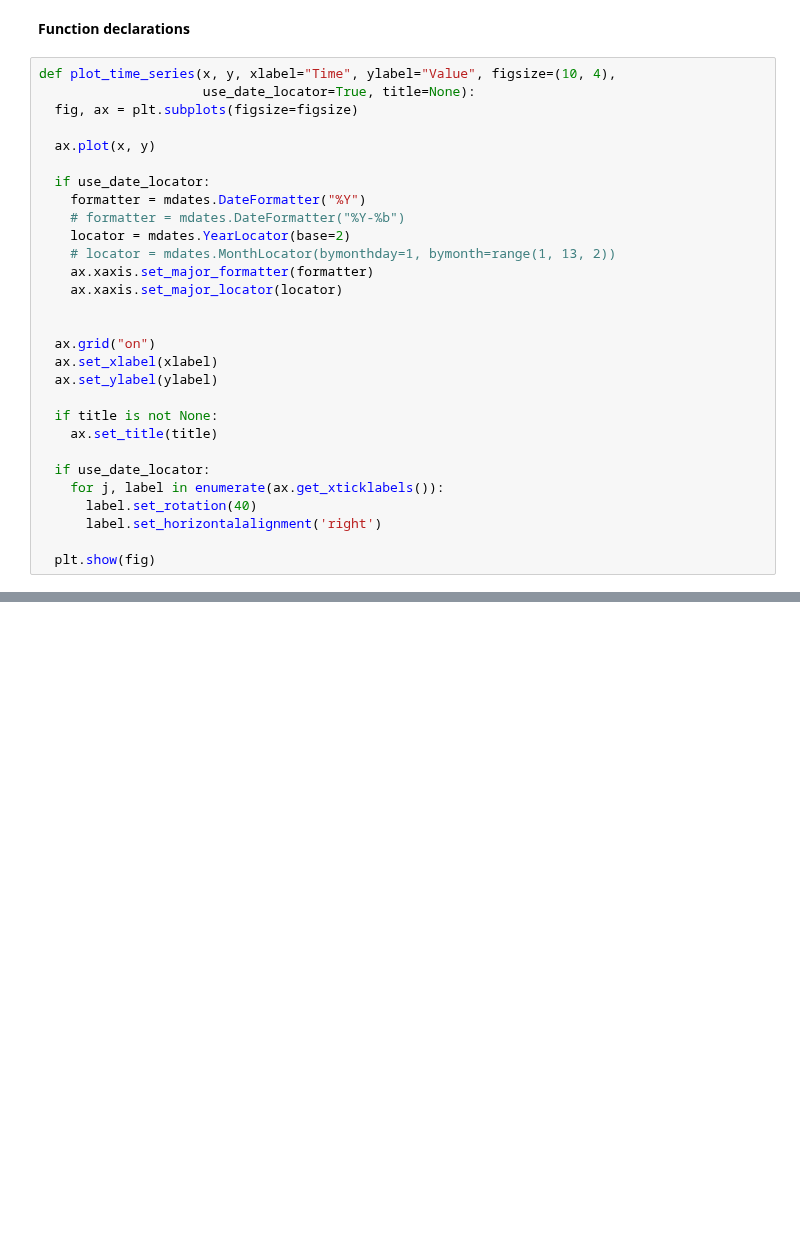
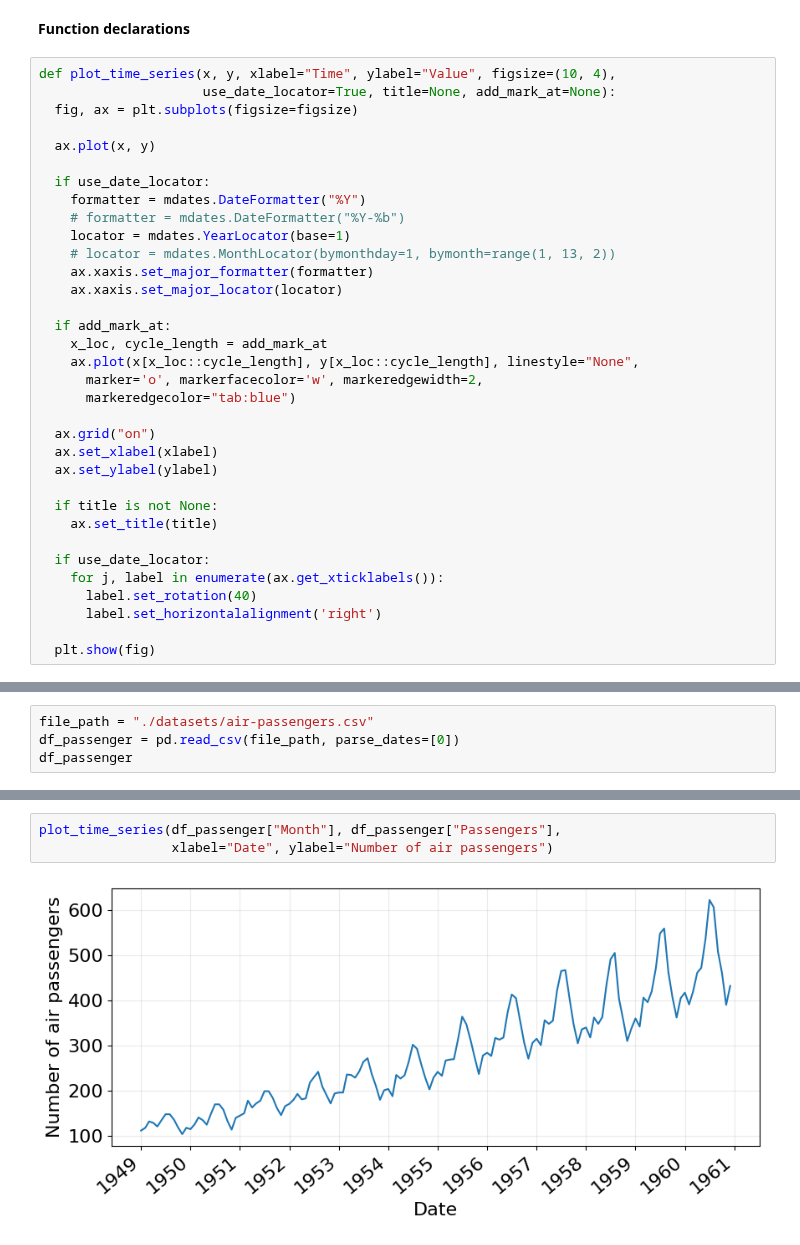
Before and after one commit to LugoBlogger/SI-201-542-forecasting-technique, a Jupyter notebook: week-09.ipynb, the cells around one changed output, grey strips where cells are left out. Drawn from its saved outputs; the diff is of its cells as text; blank space fills up the shorter version.

```diff
--- a/week-09.ipynb
+++ b/week-09.ipynb
@@ -29,7 +30,7 @@ plt.rcParams.update({
 **Function declarations**
 # %%
 def plot_time_series(x, y, xlabel="Time", ylabel="Value", figsize=(10, 4),
-                     use_date_locator=True, title=None):
+                     use_date_locator=True, title=None, add_mark_at=None):
   fig, ax = plt.subplots(figsize=figsize)
 
   ax.plot(x, y)
@@ -37,11 +38,16 @@ def plot_time_series(x, y, xlabel="Time", ylabel="Value", figsize=(10, 4),
   if use_date_locator:
     formatter = mdates.DateFormatter("%Y")
     # formatter = mdates.DateFormatter("%Y-%b")
-    locator = mdates.YearLocator(base=2)
+    locator = mdates.YearLocator(base=1)
     # locator = mdates.MonthLocator(bymonthday=1, bymonth=range(1, 13, 2))
     ax.xaxis.set_major_formatter(formatter)
     ax.xaxis.set_major_locator(locator)
 
+  if add_mark_at:
+    x_loc, cycle_length = add_mark_at
+    ax.plot(x[x_loc::cycle_length], y[x_loc::cycle_length], linestyle="None",
+      marker='o', markerfacecolor='w', markeredgewidth=2,
+      markeredgecolor="tab:blue")
 
   ax.grid("on")
   ax.set_xlabel(xlabel)
@@ -58,0 +71,4 @@ def plot_time_series(x, y, xlabel="Time", ylabel="Value", figsize=(10, 4),
+# %%
+file_path = "./datasets/air-passengers.csv"
+df_passenger = pd.read_csv(file_path, parse_dates=[0])
+df_passenger
@@ -58,0 +89,5 @@ def plot_time_series(x, y, xlabel="Time", ylabel="Value", figsize=(10, 4),
+# %%
+plot_time_series(df_passenger["Month"], df_passenger["Passengers"],
+                 xlabel="Date", ylabel="Number of air passengers")
+# %% [output]
+[figure, added]
```
Also changed, not shown: parts of 41 cells of this notebook, 3 other files.
